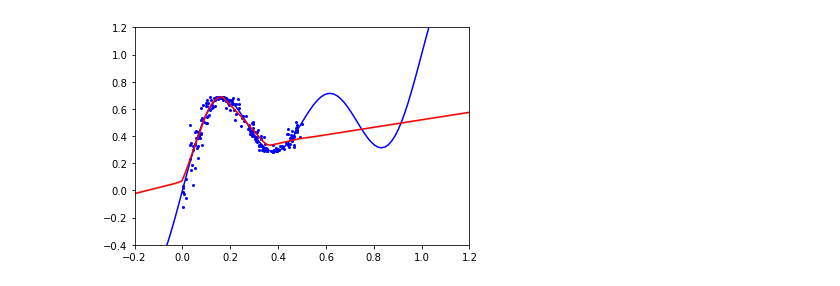
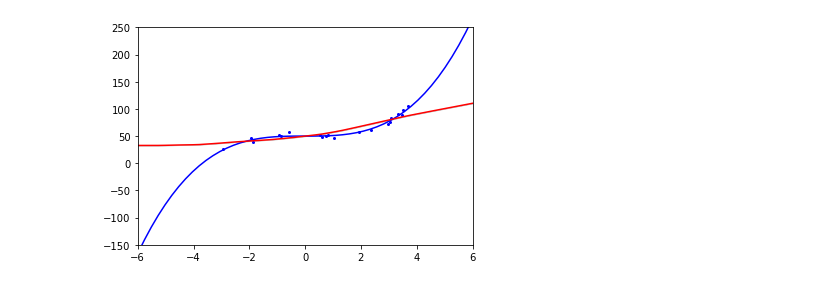
Before and after one commit to Feuermagier/VariationalBayesianDL, a Jupyter notebook: ToyRegression.ipynb, the cells around one changed output. Cells and saved outputs as stored; diff of their text form; code cells hidden in the pictures.

```diff
--- a/ToyRegression.ipynb
+++ b/ToyRegression.ipynb
@@ -13,8 +13,8 @@ torch.manual_seed(42)
 
 batch_size = 2
 
-#trainset = toy.CubicToyDataset(min=-4, max=4, sample_count=20, noise=3, normalize=True)
-trainset = toy.TrigonometricToyDataset(sample_count=200, normalize=True)
+trainset = toy.CubicToyDataset(min=-4, max=4, sample_count=20, noise=3, normalize=True)
+#trainset = toy.TrigonometricToyDataset(sample_count=200, normalize=True)
 trainloader = torch.utils.data.DataLoader(trainset, batch_size, shuffle=True)
 
 device = torch.device("cpu")
@@ -22,12 +22,12 @@ device = torch.device("cpu")
 import matplotlib.pyplot as plt
 
 def plot(eval):
-    #plt.xlim(-6, 6)
-    #plt.ylim(-150, 150)
-    #t = torch.linspace(-6, 6, 50)
-    plt.xlim(-0.2, 1.2)
-    plt.ylim(-0.4, 1.2)
-    t = torch.linspace(-0.2, 1.2, 100)
+    plt.xlim(-6, 6)
+    plt.ylim(-150, 250)
+    t = torch.linspace(-6, 6, 50)
+    #plt.xlim(-0.2, 1.2)
+    #plt.ylim(-0.4, 1.2)
+    #t = torch.linspace(-0.2, 1.2, 100)
 
     plt.plot(t, trainset.eval_value(t), color="blue") # Actual function
 
@@ -50,7 +50,16 @@ def plot(eval):
 
 torch.manual_seed(42)
 
-model = nn.Sequential(nn.Linear(1, 16), nn.ReLU(), nn.Linear(16, 16), nn.ReLU(), nn.Linear(16, 16), nn.ReLU(), nn.Linear(16, 1))
+model = nn.Sequential(
+    nn.Linear(1, 16),
+    nn.ReLU(),
+    nn.Linear(16, 16),
+    nn.ReLU(),
+    nn.Linear(16, 16),
+    nn.ReLU(),
+    nn.Linear(16, 1)
+)
+
 optimizer = torch.optim.SGD(model.parameters(), lr=0.01, weight_decay=0.001)
 for epoch in range(100):
     epoch_loss = torch.tensor(0, dtype=torch.float)
@@ -81,2 +90,2 @@ RMSE 0.4334942698478699
-[figure, old version]
+[figure, new version]
 # %%
```
Also changed, not shown: parts of 4 cells of this notebook, 7 other files.
